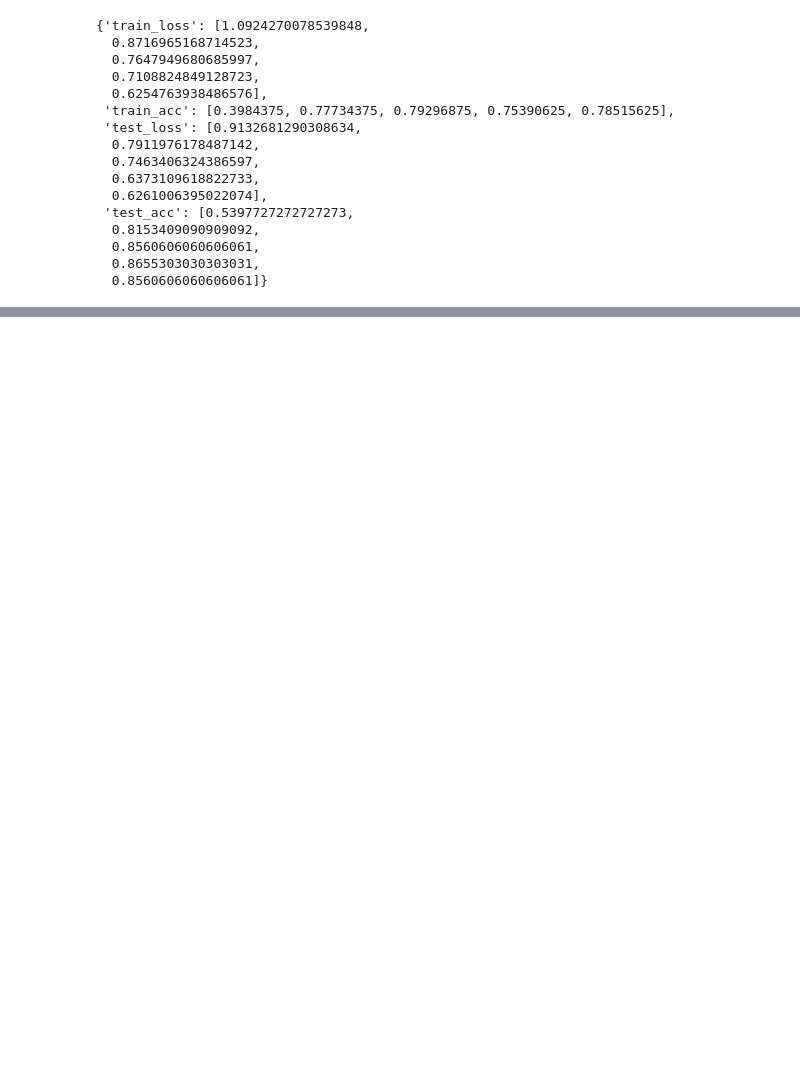
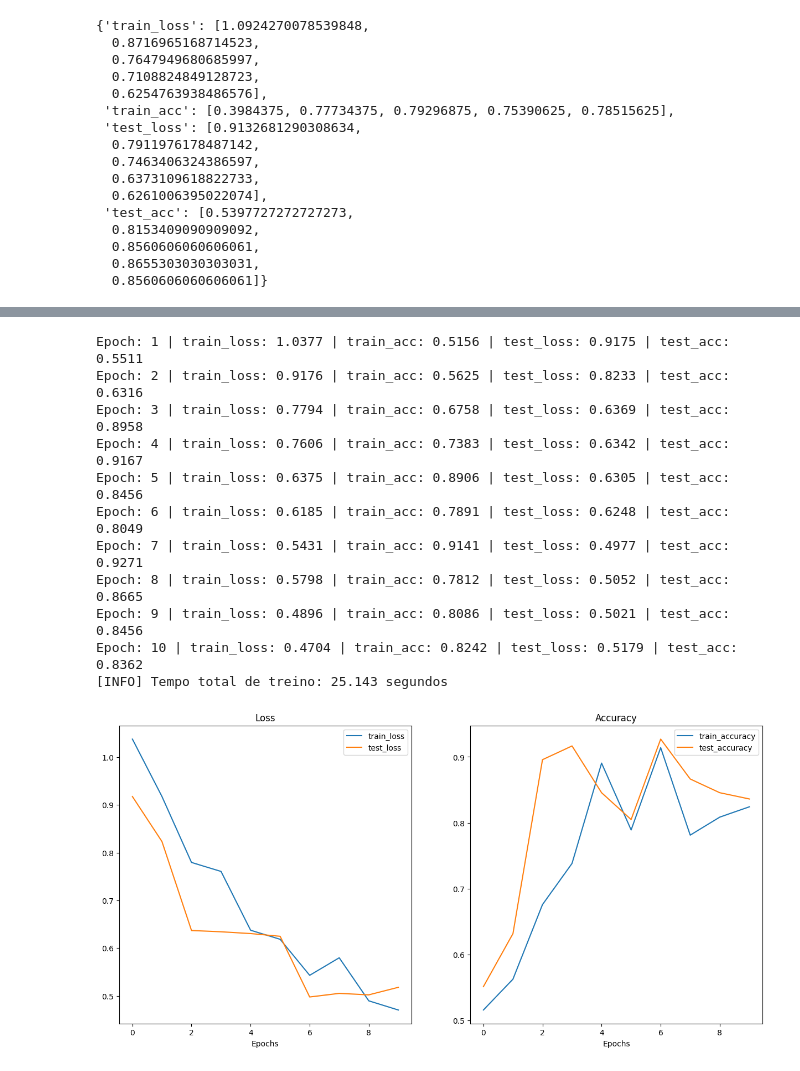
Before and after one commit to HammadN98/pytorch, a Jupyter notebook: 06_pytorch_transfer_learning.ipynb, the cells around one changed output, grey strips where cells are left out. Saved outputs shown, nothing was run; the diff lists cells and outputs as text; code cells hidden in the pictures; blank space fills up the shorter version.

```diff
--- a/06_pytorch_transfer_learning.ipynb
+++ b/06_pytorch_transfer_learning.ipynb
@@ -408,0 +414,12 @@ results
+# %%
+try:
+  from helper_functions import plot_loss_curves
+except:
+  print(f"[INFO] Nao foi possivel achar helper_functions.py..., Baixando")
+  start_time = timer()
+  with open("helper_functions.py", "wb") as f:
+    request = requests.get("https://raw.githubusercontent.com/mrdbourke/pytorch-deep-learning/refs/heads/main/helper_functions.py")
+    f.write(request.content)
+  from helper_functions import plot_loss_curves
+  end_time = timer()
+  print(f"Tempo total de download: {end_time - start_time:.5f}segundos")
@@ -408,0 +430,34 @@ results
+# %%
+#Treinando por 10 epocas para compara os resultados
+#Temporizador
+from timeit import default_timer as timer
+start_time = timer()
+
+#Configurando o treinamneto e salvando os resultados
+results10 = engine.train(model=model,
+                       train_dataloader=train_dataloader,
+                       test_dataloader=test_dataloader,
+                       optimizer = optimizer,
+                       loss_fn=loss_fn,
+                       epochs=10,
+                       device=device
+)
+
+end_time = timer()
+#Printando tempo total
+print(f"[INFO] Tempo total de treino: {end_time - start_time:.3f} segundos")
+
+plot_loss_curves(results10) #Very muito overfitado
+# %% [output]
+Epoch: 1 | train_loss: 1.0377 | train_acc: 0.5156 | test_loss: 0.9175 | test_acc: 0.5511
+Epoch: 2 | train_loss: 0.9176 | train_acc: 0.5625 | test_loss: 0.8233 | test_acc: 0.6316
+Epoch: 3 | train_loss: 0.7794 | train_acc: 0.6758 | test_loss: 0.6369 | test_acc: 0.8958
+Epoch: 4 | train_loss: 0.7606 | train_acc: 0.7383 | test_loss: 0.6342 | test_acc: 0.9167
+Epoch: 5 | train_loss: 0.6375 | train_acc: 0.8906 | test_loss: 0.6305 | test_acc: 0.8456
+Epoch: 6 | train_loss: 0.6185 | train_acc: 0.7891 | test_loss: 0.6248 | test_acc: 0.8049
+Epoch: 7 | train_loss: 0.5431 | train_acc: 0.9141 | test_loss: 0.4977 | test_acc: 0.9271
+Epoch: 8 | train_loss: 0.5798 | train_acc: 0.7812 | test_loss: 0.5052 | test_acc: 0.8665
+Epoch: 9 | train_loss: 0.4896 | train_acc: 0.8086 | test_loss: 0.5021 | test_acc: 0.8456
+Epoch: 10 | train_loss: 0.4704 | train_acc: 0.8242 | test_loss: 0.5179 | test_acc: 0.8362
+[INFO] Tempo total de treino: 25.143 segundos
+[figure, added]
```
Also changed, not shown: parts of 5 cells of this notebook.
